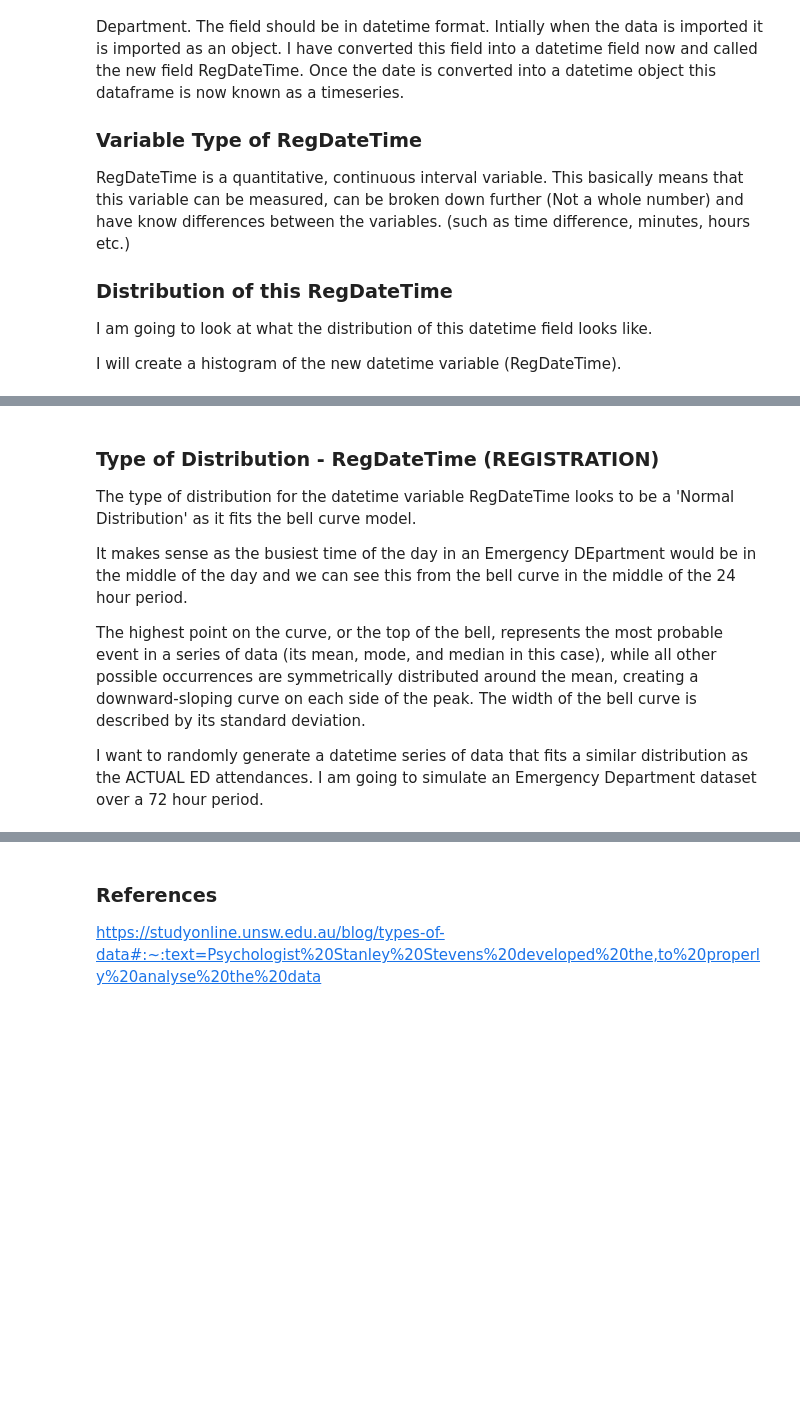
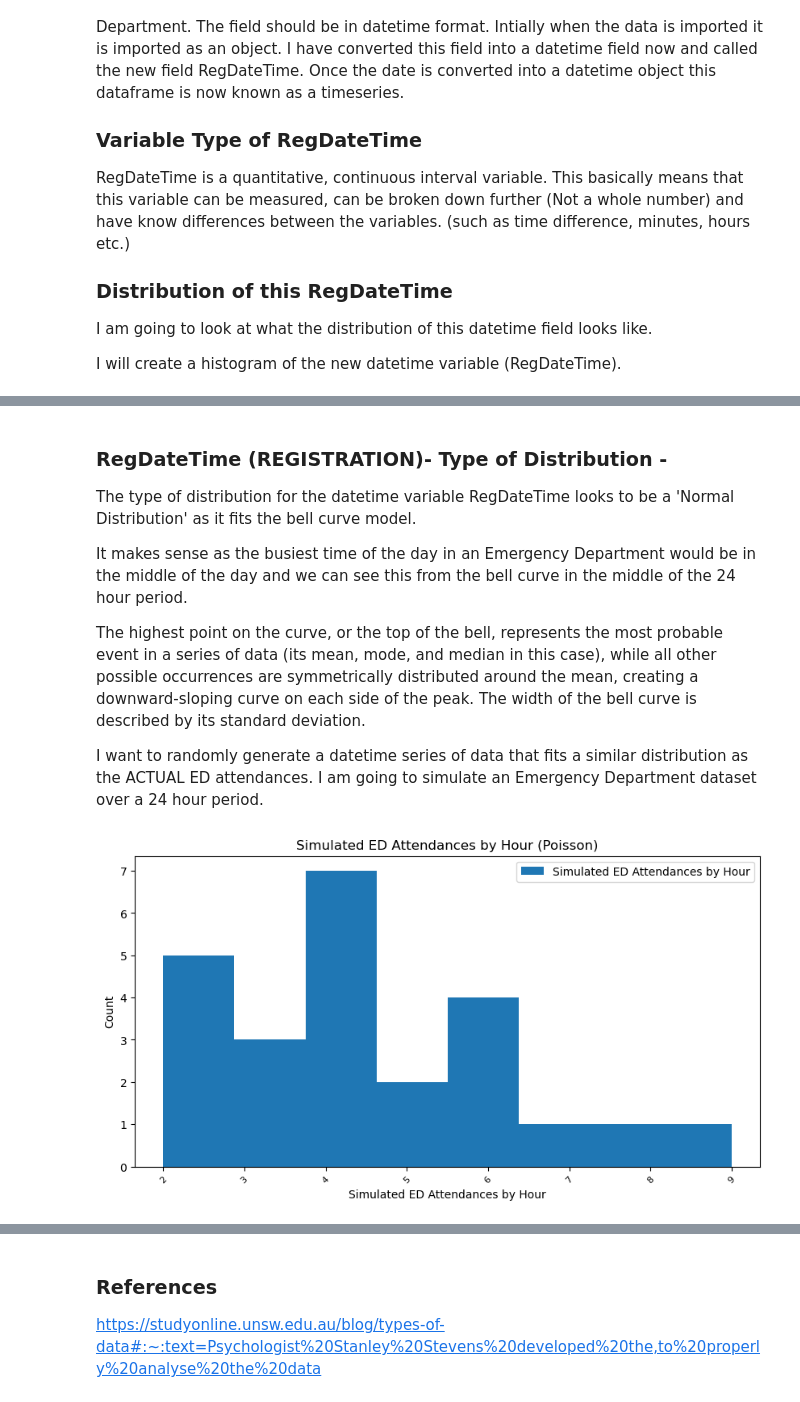
Before and after one commit to AudeAllen/PDA_Assignment, a Jupyter notebook: PDA_Assignment.ipynb, the cells around one changed output, grey strips where cells are left out. Drawn from its saved outputs; the diff is of its cells as text; code cells hidden in the pictures; blank space fills up the shorter version.

```diff
--- a/PDA_Assignment.ipynb
+++ b/PDA_Assignment.ipynb
@@ -167,15 +229,15 @@ df['RegDateTime']
 # %% [markdown]
-### Type of Distribution - RegDateTime (REGISTRATION)
+### RegDateTime (REGISTRATION)- Type of Distribution -
 
 The type of distribution for the datetime variable RegDateTime looks to be a 'Normal Distribution' as it fits the bell curve model.
 
-It makes sense as the busiest time of the day in an Emergency DEpartment would be in the middle of the day and we can see this from the bell curve in the middle of the 24 hour period.
+It makes sense as the busiest time of the day in an Emergency Department would be in the middle of the day and we can see this from the bell curve in the middle of the 24 hour period.
 
 The highest point on the curve, or the top of the bell, represents the most probable event in a series of data (its mean, mode, and median in this case), while all other possible occurrences are symmetrically distributed around the mean, creating a downward-sloping curve on each side of the peak. The width of the bell curve is described by its standard deviation.
 
-I want to randomly generate a datetime series of data that fits a similar distribution as the ACTUAL ED attendances. I am going to simulate an Emergency Department dataset over a 72 hour period.
+I want to randomly generate a datetime series of data that fits a similar distribution as the ACTUAL ED attendances. I am going to simulate an Emergency Department dataset over a 24 hour period.
 # %%
-# Randomly generate a timeseries for a period of 72 hours by Hour
+# Randomly generate a timeseries for a period of 24 hours by Hour
 # Using the poisson distribution
 # A Poisson distribution is a discrete probability distribution. (Discrete counts of number of effects within a given time)
 # It gives the probability of an event happening a certain number of times (k) within a given interval of time or space such
@@ -186,34 +248,36 @@ import pandas as pd
 
 rng = np.random.default_rng()
 
-idx = pd.date_range("2023-02-02", periods=72, freq="H")
+idx = pd.date_range("2023-02-02", periods=24, freq="H")
 
 idx
 
 ts = pd.DataFrame(data=rng.random(len(idx)), index=idx, columns=['Attendances'])
 
 ts
 
 # Use the numpy.random.poisson distrubtion to simulate a time series for say 24 hours or 1 day worth of data
 
 # Synthesising a time series dataset
 
 poisson = pd.DataFrame(data=rng.poisson(5,len(idx)), index=idx, columns=['Attendances'])
 
 poisson
 
 
 plt.figure(figsize = (10, 5))
 plt.hist(poisson,8, histtype='bar', stacked=True)
 plt.legend(['Simulated ED Attendances by Hour'])
 plt.title("Simulated ED Attendances by Hour (Poisson)")
 plt.xlabel("Hour")
 plt.ylabel("Count")
 plt.xticks(rotation=45)
 plt.xlabel("Simulated ED Attendances by Hour", fontsize=10)
 plt.xticks(fontsize=8)
 plt.savefig('Images/Simulated ED Attendances by Hour.png')# Save to PNG file in the Images folder
 plt.show()
 
 
 print(poisson)
+# %% [output]
+[figure, added]
```
Also changed, not shown: parts of 16 cells of this notebook, 6 other files.
